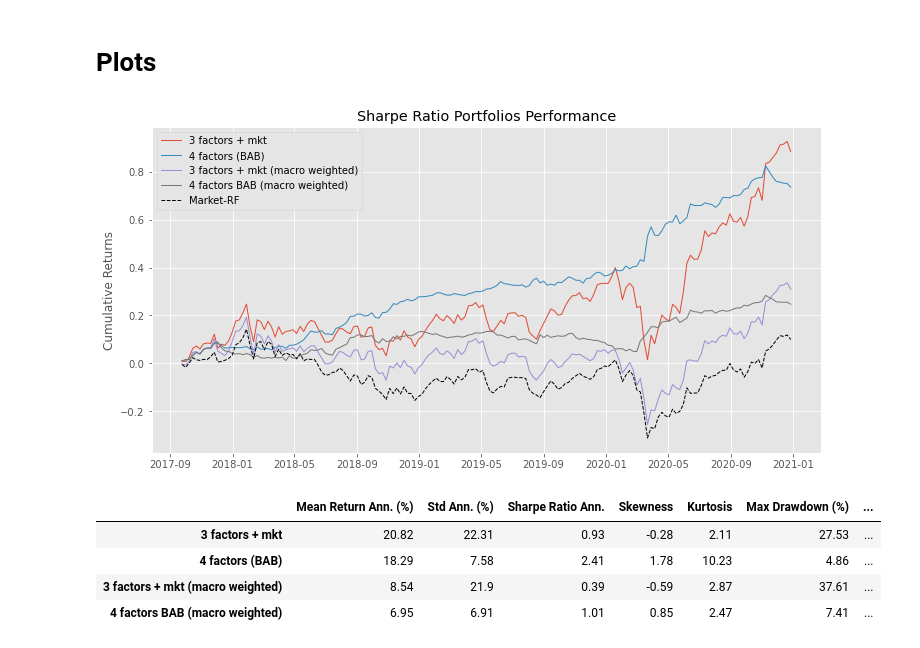
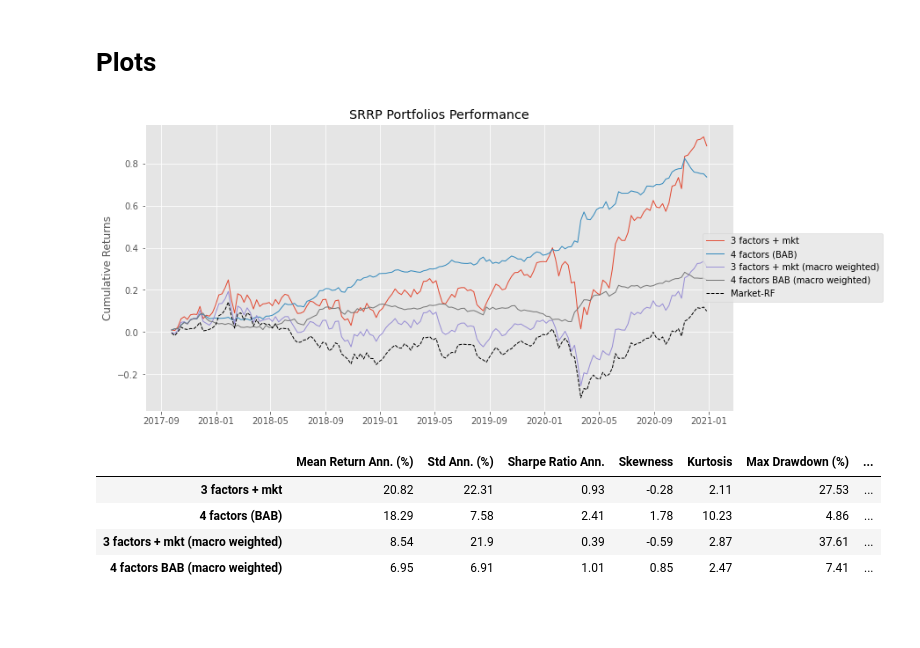
Before and after one commit to wingwingz/AFP, a Jupyter notebook: PortfolioConstruction/factor_SR_parity.ipynb, the cells around one changed output. Saved outputs shown, nothing was run; the diff lists cells and outputs as text; code cells hidden in the pictures; blank space fills up the shorter version.

Commit message:
SRRP graphs update
updated SRRP graphs

```diff
--- a/PortfolioConstruction/factor_SR_parity.ipynb
+++ b/PortfolioConstruction/factor_SR_parity.ipynb
@@ -209,9 +209,10 @@ all_ret.dropna(inplace=True)
 # %%
 plot_perf(perf=[all_cum_ret[x] for x in list(all_cum_ret.columns.values)], perf_bm=market_ret_w['EEM ETF_cum_ret'], \
          label = [x for x in list(all_cum_ret.columns.values)], \
-         title='Sharpe Ratio Portfolios Performance')
+         title='SRRP Portfolios Performance')
+plt.legend(bbox_to_anchor=[1.1, 0.5], loc='center');
 # %% [output]
-[figure, old version]
+[figure, new version]
 # %%
 all_perf = []
 for col in all_ret.columns:
```
